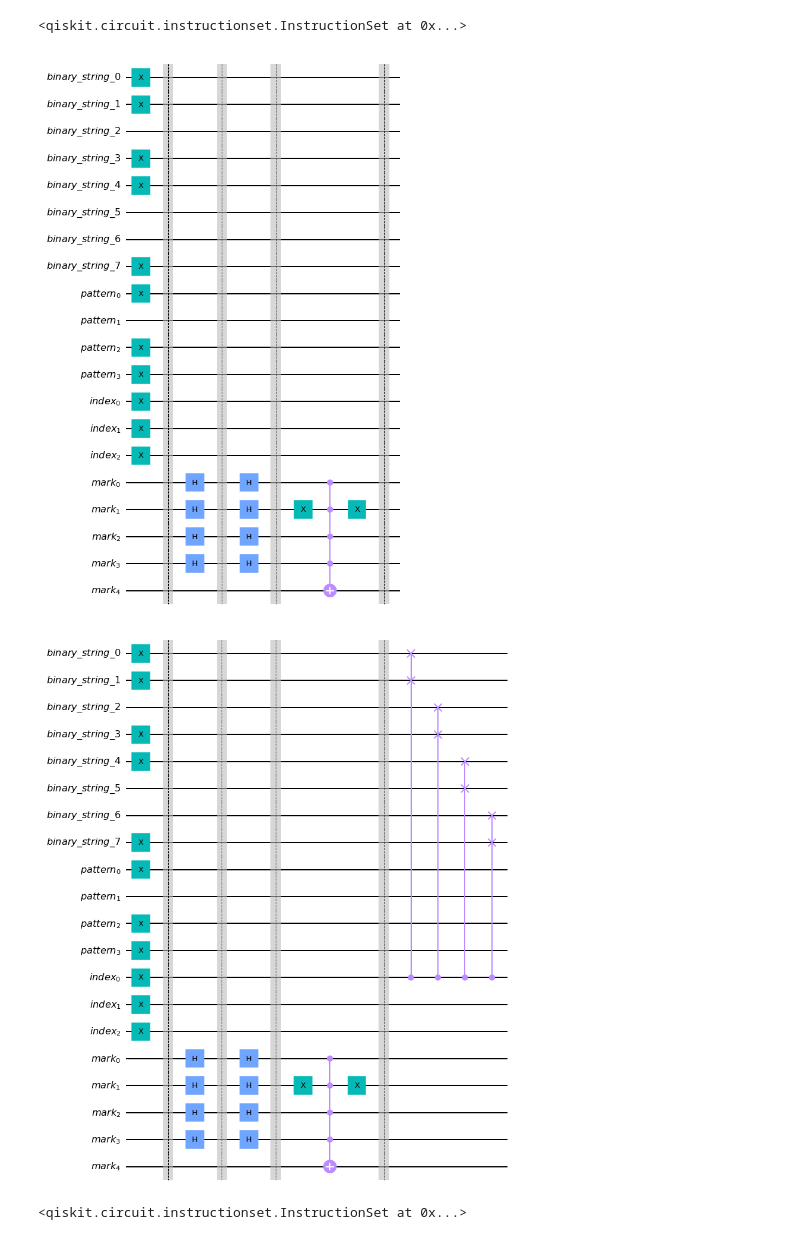
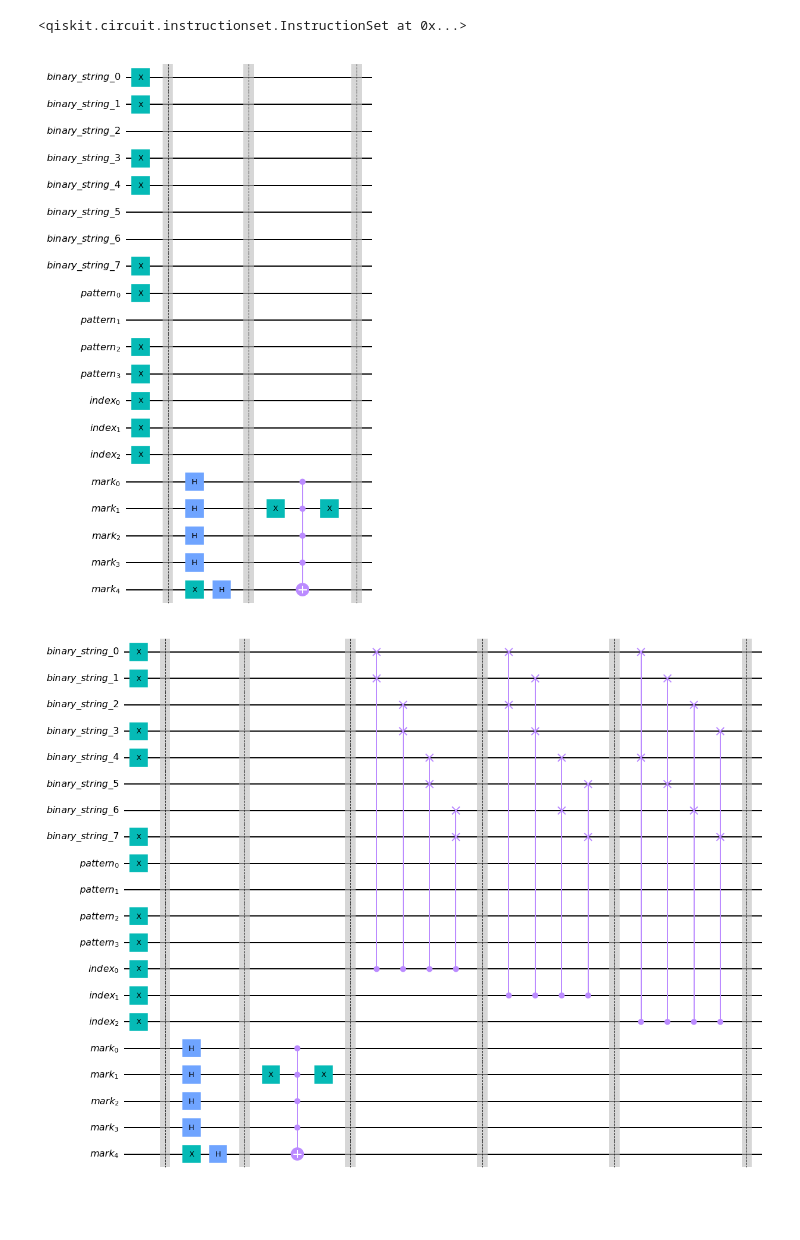
Before and after one commit to SakibulIslamSazzad/Quantum-Pattern-Matching, a Jupyter notebook: Quantum Pattern matching.ipynb, the cells around one changed output. Drawn from its saved outputs; the diff is of its cells as text; code cells hidden in the pictures; blank space fills up the shorter version.

Commit message:
pattern matching v2
full code with measurement

```diff
--- a/Quantum Pattern matching.ipynb
+++ b/Quantum Pattern matching.ipynb
@@ -64,7 +65,8 @@ qc.barrier()
 #in this section I am planning to mark pattern 1011
 # hence I am planning to expand this paper for 4 qubit
 # https://arxiv.org/pdf/1703.10535.pdf
-qc.h(qr4[0:len(pattern)])
+qc.x(qr4[len(pattern)])
+qc.h(qr4[0:len(pattern)+1])
 qc.draw()
 qc.barrier()
 # %% [output]
@@ -95,27 +97,31 @@ qc.barrier()
 # %%
 qc.draw()
 # %% [output]
-[figure, old version]
+[figure, new version]
 # %%
 # cyclic shift operator been checked here
 # swapping for 2**0 bit position
 # that means 1 bit
-qc.cswap(qr3[0], qr1[0], qr1[1])
-qc.cswap(qr3[0], qr1[2], qr1[3])
-qc.cswap(qr3[0], qr1[4], qr1[5])
-qc.cswap(qr3[0], qr1[6], qr1[7])
+for i in range(index):
+    if i==0:
+        qc.cswap(qr3[i], qr1[0], qr1[1])
+        qc.cswap(qr3[i], qr1[2], qr1[3])
+        qc.cswap(qr3[i], qr1[4], qr1[5])
+        qc.cswap(qr3[i], qr1[6], qr1[7])
+        qc.barrier()
+    if i==1:
+        qc.cswap(qr3[i], qr1[0], qr1[2])
+        qc.cswap(qr3[i], qr1[1], qr1[3])
+        qc.cswap(qr3[i], qr1[4], qr1[6])
+        qc.cswap(qr3[i], qr1[5], qr1[7])
+        qc.barrier()
+    if i==2:
+        qc.cswap(qr3[i], qr1[0], qr1[4])
+        qc.cswap(qr3[i], qr1[1], qr1[5])
+        qc.cswap(qr3[i], qr1[2], qr1[6])
+        qc.cswap(qr3[i], qr1[3], qr1[7])
+        qc.barrier()
+
 qc.draw()
 # %% [output]
-[figure, old version]
+[figure, new version]
-# %%
-# here swapped for 2**1 bit positions
-# that means for 2 bit positions
-qc.barrier()
-qc.cswap(qr3[1], qr1[0], qr1[2])
-qc.cswap(qr3[1], qr1[1], qr1[3])
-qc.cswap(qr3[1], qr1[4], qr1[6])
-qc.cswap(qr3[1], qr1[5], qr1[7])
-qc.draw()
-qc.barrier()
-# %% [output]
-<qiskit.circuit.instructionset.InstructionSet at 0x...>
```
Also changed, not shown: parts of 7 cells of this notebook.
